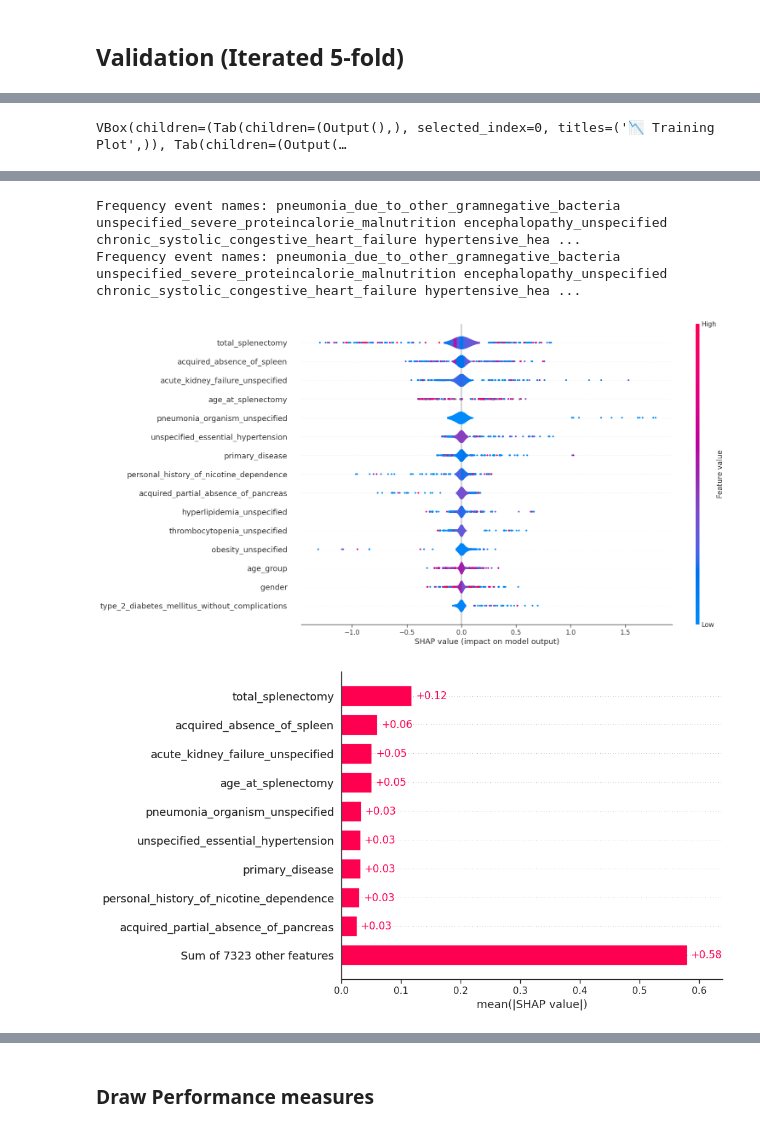
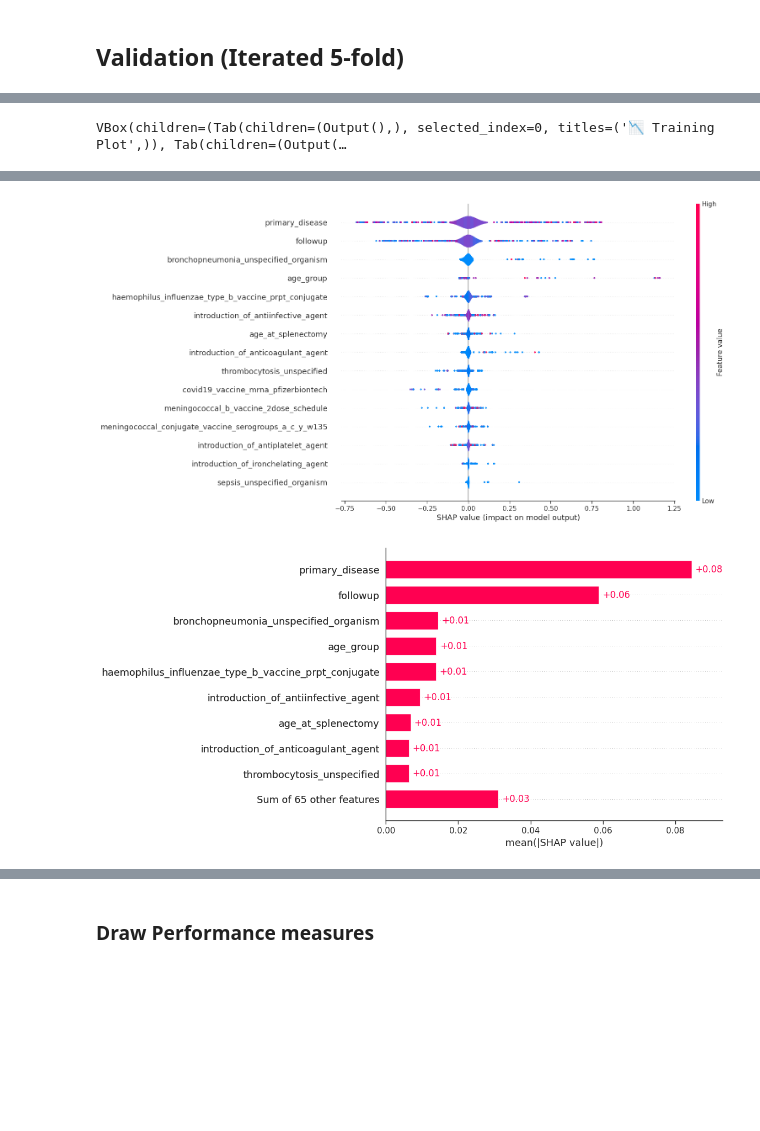
Before and after one commit to giordamaug/Relational_EHR_data_to_Longitudinal_Patient_Trajectories, a Jupyter notebook: notebook.ipynb, the cells around one changed output, grey strips where cells are left out. Saved outputs shown, nothing was run; the diff lists cells and outputs as text; code cells hidden in the pictures; blank space fills up the shorter version.

```diff
--- a/notebook.ipynb
+++ b/notebook.ipynb
@@ -52,12 +52,12 @@ import sys, os
 import pandas as pd
 
 DATA_PATH = "data" # "your-path-to-data"
-dataset = "MIMIC"
+dataset = "INA"
 
 class settings:
   def __init__(self, dataset):
     self.dataname = dataset
-    self.dataset = pd.read_json(os.path.join(DATA_PATH, f"{dataset}_dataset_rev1.json"))
+    self.dataset = pd.read_json(os.path.join(DATA_PATH, f"{dataset}_dataset_rev1_thromb.json"))
     self.pathology_field = 'primary_disease'
     self.static_vars = ["gender", "age_group", "age_at_splenectomy", "primary_disease"]
     self.disease_list = ["CHA - Congenital Hemolytic Anemias",
@@ -70,7 +70,7 @@ class settings:
                 "OTI - Other Trauma Iatrogenic",
                 "OTH - Other pathology"]
     self.target_var = "is_alive?"
-    self.evfields = ['event']
+    self.evfields = ['code_descr']
     self.remove_events = ['drug']
     self.enable_plot=True
     self.n_splits=5
@@ -83,7 +83,7 @@ class settings:
     self.enable_save = False
     self.perf_save = False
     self.iter=10
-    self.results_dir="experiment_main100"
+    self.results_dir="tmp"
     self.onlysplenectomized = True
     self.shuffle = False
     self.removelastadm = True
@@ -436,7 +467,7 @@ elif args.mode == "shap":
 
         train_idx = args.selected_patient_ids[tr_idx]
         valid_idx = args.selected_patient_ids[val_idx]
-        cfg = embedder_configs['FREQUENCY']
+        cfg = embedder_configs['DOME']
         func = cfg["func"]
         kwargs = (cfg["kwargs"].copy())
         kwargs["train_idx"] = train_idx
@@ -461,37 +492,35 @@ elif args.mode == "shap":
             model,
             data=background,
             feature_perturbation="interventional"
         )
         explanation = explainer(X_val)
         shap_oof[val_idx] = explanation.values
         base_oof[val_idx] = explanation.base_values
     # Spiegazioni out-of-fold per l'intero dataset
     explanation_oof = shap.Explanation(
         values=shap_oof,
         base_values=base_oof,
         data=X.to_numpy(),
         feature_names=X.columns.tolist()
     )
     shap.summary_plot(
         shap_values=shap_oof,
         features=X,
         feature_names=X.columns.tolist(),
         plot_type="violin",
         max_display=15,
         plot_size=(16, 8)
     )
     #shap.plots.beeswarm(explanation_oof)
     shap.plots.bar(explanation_oof)
 else:
     raise ValueError(f"Wrong mode {args.mode}!")
 # %% [output]
 [interactive output not drawn]
 VBox(children=(Tab(children=(Output(),), selected_index=0, titles=('📉 Training Plot',)), Tab(children=(Output(…
 [interactive output not drawn]
-Frequency event names: pneumonia_due_to_other_gramnegative_bacteria unspecified_severe_proteincalorie_malnutrition encephalopathy_unspecified chronic_systolic_congestive_heart_failure hypertensive_hea ...
-Frequency event names: pneumonia_due_to_other_gramnegative_bacteria unspecified_severe_proteincalorie_malnutrition encephalopathy_unspecified chronic_systolic_congestive_heart_failure hypertensive_hea ...
-[figure, old version]
+[figure, new version]
-[figure, old version]
+[figure, new version]
 # %%
 shap.summary_plot(
     shap_values=shap_oof,
```
Also changed, not shown: parts of 16 cells of this notebook, 8 other files.
